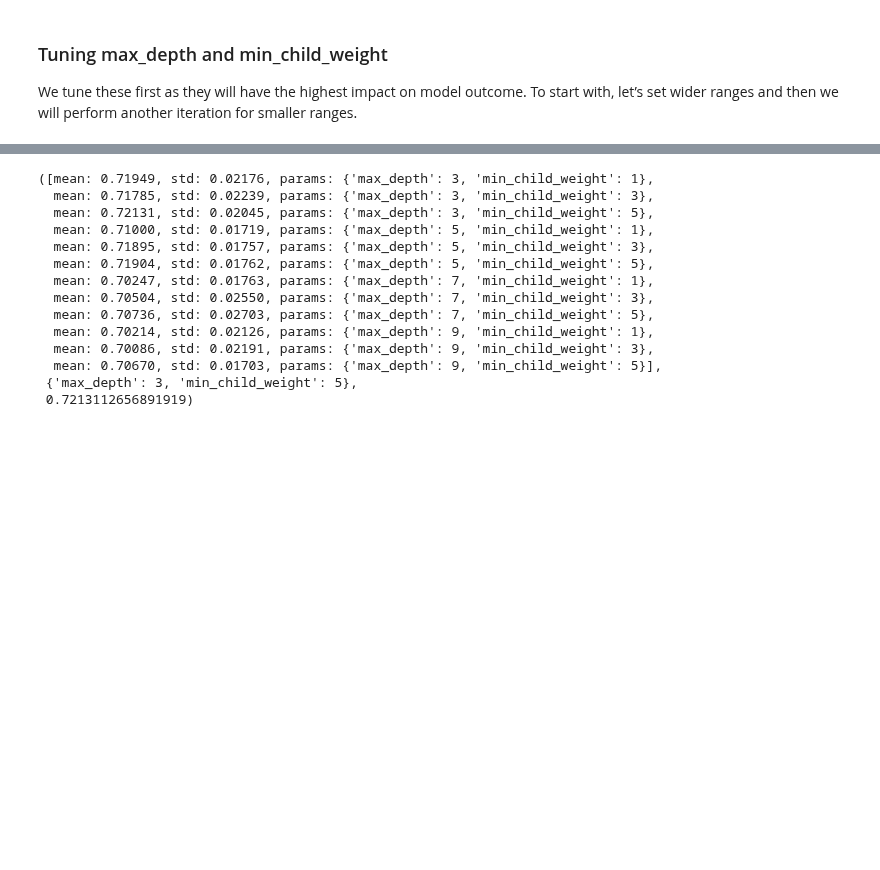
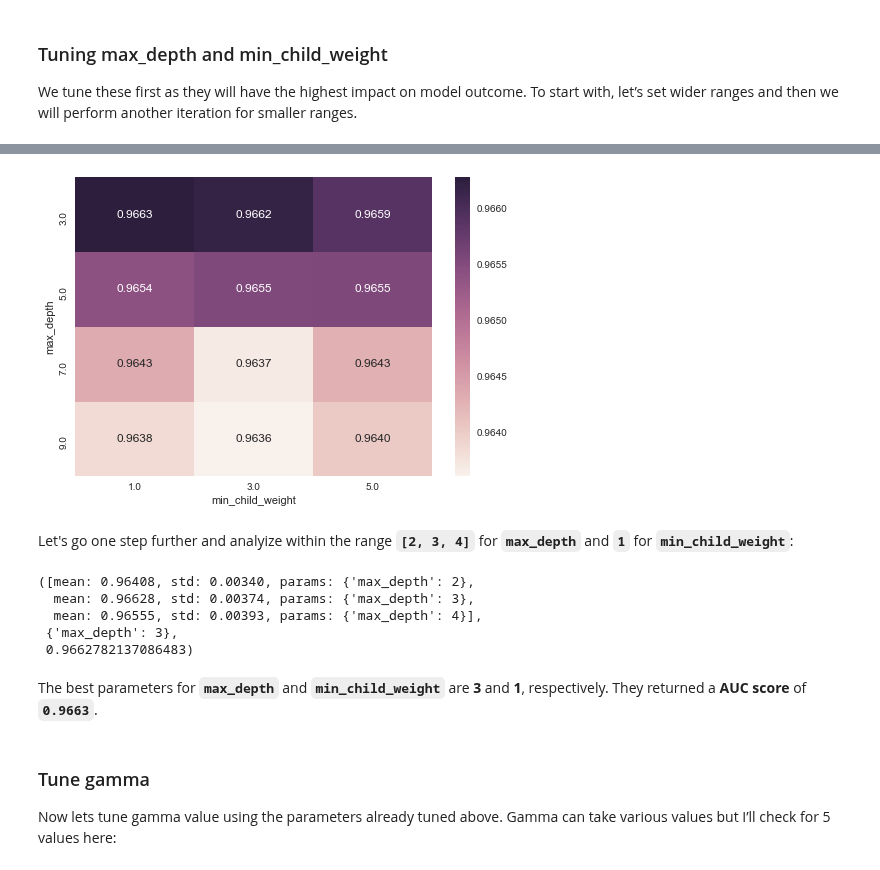
Before and after one commit to CarlosUdacity/nanodegree-projects, a Jupyter notebook: machine-learning/capstone/capstone_final_report.ipynb, the cells around one changed output, grey strips where cells are left out. Cells and saved outputs as stored; diff of their text form; code cells hidden in the pictures; blank space fills up the shorter version.

```diff
--- a/machine-learning/capstone/capstone_final_report.ipynb
+++ b/machine-learning/capstone/capstone_final_report.ipynb
@@ -350,42 +290,76 @@ fig.subplots_adjust(hspace=.5)
 # %%
-from sklearn.grid_search import GridSearchCV   #Perforing grid search
+from sklearn.grid_search import GridSearchCV
 
 param_test1 = {
  'max_depth': [3, 5, 7, 9],
  'min_child_weight': [1, 3, 5]
 }
 gsearch1 = GridSearchCV(
     estimator = xgb.XGBClassifier(
         learning_rate=0.1,
         n_estimators=502,
         max_depth=5,
         min_child_weight=1,
         gamma=0,
         subsample=0.8,
         colsample_bytree=0.8,
         objective= 'binary:logistic',
         nthread=8,
         scale_pos_weight=1,
         seed=27),
     param_grid=param_test1,
-    scoring='f1',
+    scoring='roc_auc',
     n_jobs=4,
     iid=False,
     cv=5)
 gsearch1.fit(X_train, y_train)
-gsearch1.grid_scores_, gsearch1.best_params_, gsearch1.best_score_
+
+gsearch1_df = pd.DataFrame(columns=['max_depth', 'min_child_weight', 'roc_auc'])
+for index, row in enumerate(gsearch1.grid_scores_):
+    gsearch1_df.loc[index] = [row[0]['max_depth'], row[0]['min_child_weight'], row[1]]
+
+ax = sns.heatmap(gsearch1_df.pivot('max_depth', 'min_child_weight', 'roc_auc'), annot=True, fmt="0.4f")
 # %% [output]
-([mean: 0.71949, std: 0.02176, params: {'max_depth': 3, 'min_child_weight': 1},
-  mean: 0.71785, std: 0.02239, params: {'max_depth': 3, 'min_child_weight': 3},
-  mean: 0.72131, std: 0.02045, params: {'max_depth': 3, 'min_child_weight': 5},
-  mean: 0.71000, std: 0.01719, params: {'max_depth': 5, 'min_child_weight': 1},
-  mean: 0.71895, std: 0.01757, params: {'max_depth': 5, 'min_child_weight': 3},
-  mean: 0.71904, std: 0.01762, params: {'max_depth': 5, 'min_child_weight': 5},
-  mean: 0.70247, std: 0.01763, params: {'max_depth': 7, 'min_child_weight': 1},
-  mean: 0.70504, std: 0.02550, params: {'max_depth': 7, 'min_child_weight': 3},
-  mean: 0.70736, std: 0.02703, params: {'max_depth': 7, 'min_child_weight': 5},
-  mean: 0.70214, std: 0.02126, params: {'max_depth': 9, 'min_child_weight': 1},
-  mean: 0.70086, std: 0.02191, params: {'max_depth': 9, 'min_child_weight': 3},
-  mean: 0.70670, std: 0.01703, params: {'max_depth': 9, 'min_child_weight': 5}],
- {'max_depth': 3, 'min_child_weight': 5},
- 0.7213112656891919)
+[figure, added]
+# %% [markdown]
+Let's go one step further and analyize within the range **`[2, 3, 4]`** for **`max_depth`** and **`1`** for **`min_child_weight`**:
+# %%
+param_test2 = {
+ 'max_depth': [2, 3, 4],
+}
+gsearch2 = GridSearchCV(
+    estimator = xgb.XGBClassifier(
+        learning_rate=0.1,
+        n_estimators=502,
+        max_depth=5,
+        min_child_weight=1,
+        gamma=0,
+        subsample=0.8,
+        colsample_bytree=0.8,
+        objective= 'binary:logistic',
+        nthread=8,
+        scale_pos_weight=1,
+        seed=27),
+    param_grid=param_test2,
+    scoring='roc_auc',
+    n_jobs=4,
+    iid=False,
+    cv=5)
+gsearch2.fit(X_train, y_train)
+gsearch2.grid_scores_, gsearch2.best_params_, gsearch2.best_score_
+#gsearch2_df = pd.DataFrame(columns=['max_depth', 'min_child_weight', 'f1_score'])
+#for index, row in enumerate(gsearch2.grid_scores_):
+#    gsearch2_df.loc[index] = [row[0]['max_depth'], row[0]['min_child_weight'], row[1]]
+
+#ax = sns.heatmap(gsearch2_df.pivot('max_depth', 'min_child_weight', 'f1_score'), annot=True, fmt="0.4f")
+# %% [output]
+([mean: 0.96408, std: 0.00340, params: {'max_depth': 2},
+  mean: 0.96628, std: 0.00374, params: {'max_depth': 3},
+  mean: 0.96555, std: 0.00393, params: {'max_depth': 4}],
+ {'max_depth': 3},
+ 0.9662782137086483)
+# %% [markdown]
+The best parameters for **`max_depth`** and **`min_child_weight`** are **3** and **1**, respectively. They returned a **AUC score** of **`0.9663`**.
+# %% [markdown]
+### Tune gamma
+Now lets tune gamma value using the parameters already tuned above. Gamma can take various values but I’ll check for 5 values here:
```
Also changed, not shown: parts of 30 cells of this notebook.
